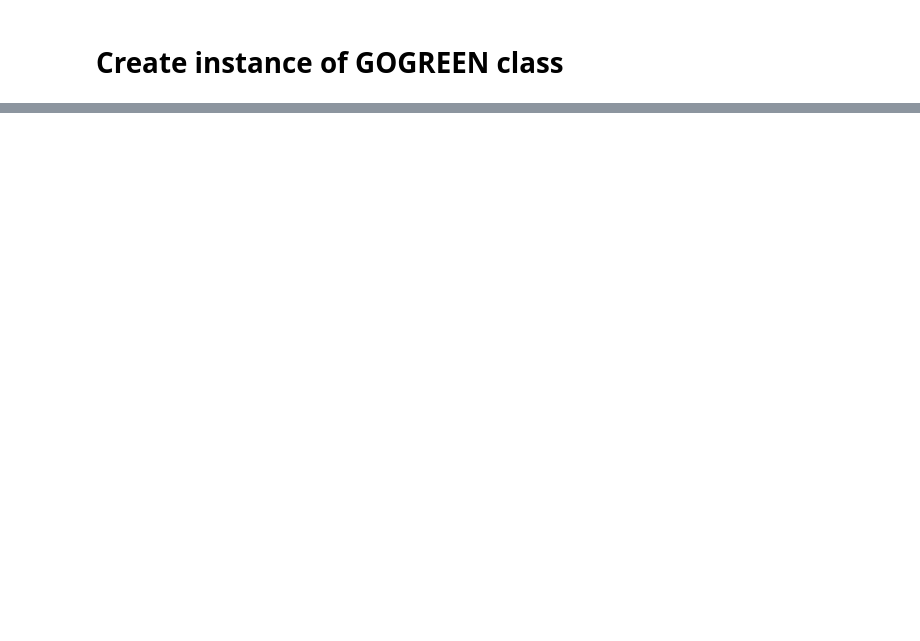
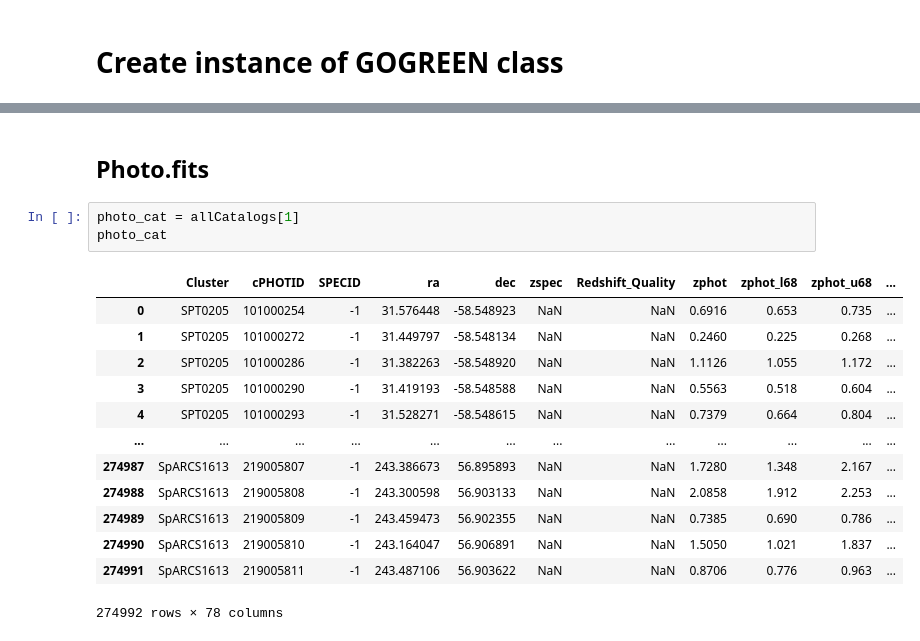
Before and after one commit to charrbit/GOGREEN-galaxy-research, a Jupyter notebook: Code/ggClass.ipynb, the cells around one changed output, grey strips where cells are left out. Drawn from its saved outputs; the diff is of its cells as text; blank space fills up the shorter version.

```diff
--- a/Code/ggClass.ipynb
+++ b/Code/ggClass.ipynb
@@ -30,0 +47,19 @@ for
+# %% [markdown]
+## Photo.fits
+# %%
+photo_cat = allCatalogs[1]
+photo_cat
+# %% [output]
+|  | Cluster | cPHOTID | SPECID | ra | dec | zspec | Redshift_Quality | zphot | zphot_l68 | zphot_u68 | ... |
+| 0 | SPT0205 | 101000254 | -1 | 31.576448 | -58.548923 | NaN | NaN | 0.6916 | 0.653 | 0.735 | ... |
+| 1 | SPT0205 | 101000272 | -1 | 31.449797 | -58.548134 | NaN | NaN | 0.2460 | 0.225 | 0.268 | ... |
+| 2 | SPT0205 | 101000286 | -1 | 31.382263 | -58.548920 | NaN | NaN | 1.1126 | 1.055 | 1.172 | ... |
+| 3 | SPT0205 | 101000290 | -1 | 31.419193 | -58.548588 | NaN | NaN | 0.5563 | 0.518 | 0.604 | ... |
+| 4 | SPT0205 | 101000293 | -1 | 31.528271 | -58.548615 | NaN | NaN | 0.7379 | 0.664 | 0.804 | ... |
+| ... | ... | ... | ... | ... | ... | ... | ... | ... | ... | ... | ... |
+| 274987 | SpARCS1613 | 219005807 | -1 | 243.386673 | 56.895893 | NaN | NaN | 1.7280 | 1.348 | 2.167 | ... |
+| 274988 | SpARCS1613 | 219005808 | -1 | 243.300598 | 56.903133 | NaN | NaN | 2.0858 | 1.912 | 2.253 | ... |
+| 274989 | SpARCS1613 | 219005809 | -1 | 243.459473 | 56.902355 | NaN | NaN | 0.7385 | 0.690 | 0.786 | ... |
+| 274990 | SpARCS1613 | 219005810 | -1 | 243.164047 | 56.906891 | NaN | NaN | 1.5050 | 1.021 | 1.837 | ... |
+| 274991 | SpARCS1613 | 219005811 | -1 | 243.487106 | 56.903622 | NaN | NaN | 0.8706 | 0.776 | 0.963 | ... |
+274992 rows × 78 columns
```
Also changed, not shown: parts of 13 cells of this notebook, 1 other file.
